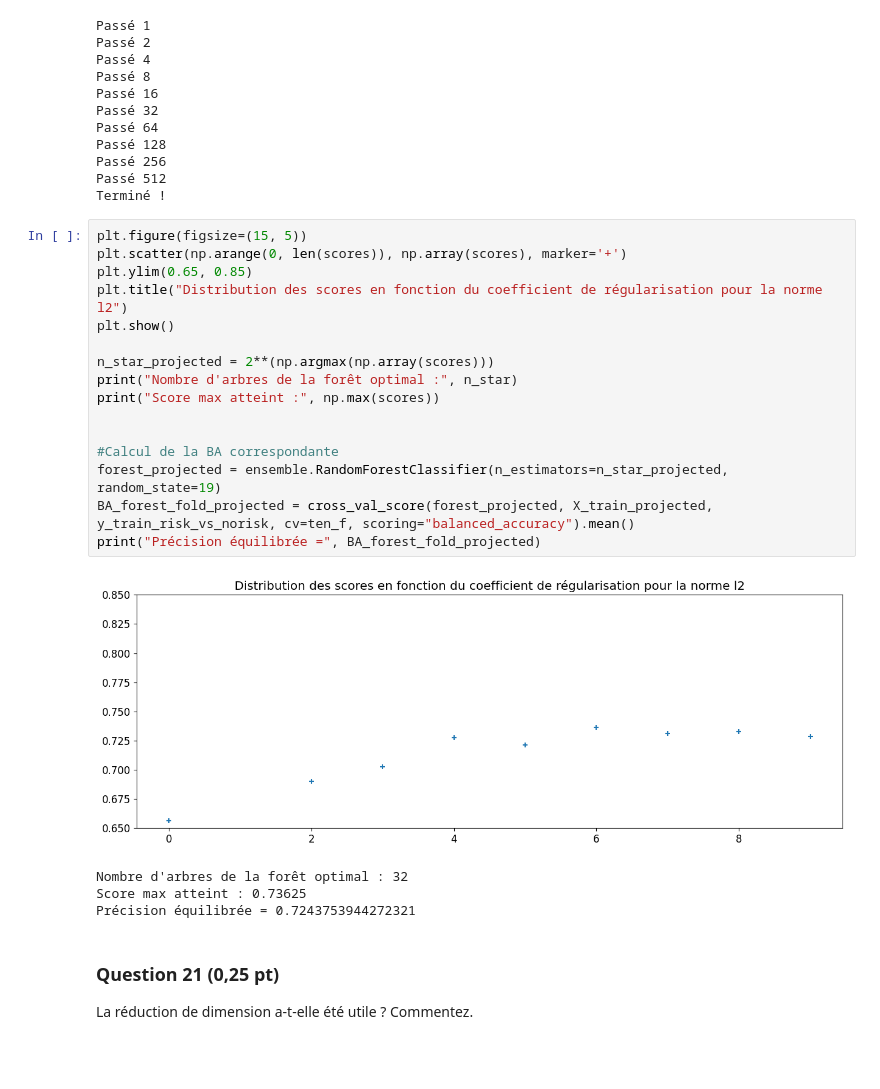
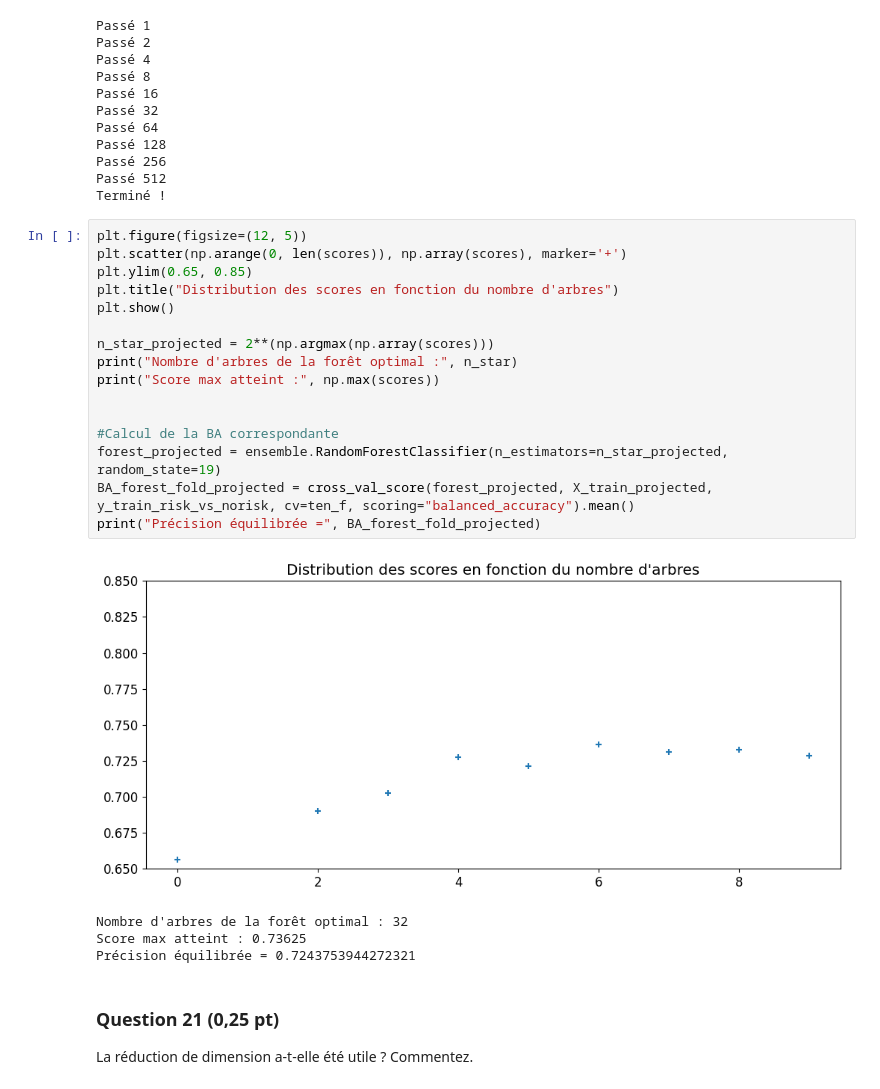
Before and after one commit to zephyrderiviere/projet-SDD, a Jupyter notebook: Projet.ipynb, the cells around one changed output. Saved outputs shown, nothing was run; the diff lists cells and outputs as text; blank space fills up the shorter version.

```diff
--- a/Projet.ipynb
+++ b/Projet.ipynb
@@ -530,23 +530,23 @@ Passé 256
 Passé 512
 Terminé !
 # %%
-plt.figure(figsize=(15, 5))
+plt.figure(figsize=(12, 5))
 plt.scatter(np.arange(0, len(scores)), np.array(scores), marker='+')
 plt.ylim(0.65, 0.85)
-plt.title("Distribution des scores en fonction du coefficient de régularisation pour la norme l2")
+plt.title("Distribution des scores en fonction du nombre d'arbres")
 plt.show()
 
 n_star_projected = 2**(np.argmax(np.array(scores)))
 print("Nombre d'arbres de la forêt optimal :", n_star)
 print("Score max atteint :", np.max(scores))
 
 
 #Calcul de la BA correspondante
 forest_projected = ensemble.RandomForestClassifier(n_estimators=n_star_projected, random_state=19)
 BA_forest_fold_projected = cross_val_score(forest_projected, X_train_projected, y_train_risk_vs_norisk, cv=ten_f, scoring="balanced_accuracy").mean()
 print("Précision équilibrée =", BA_forest_fold_projected)
 # %% [output]
-[figure, old version]
+[figure, new version]
 Nombre d'arbres de la forêt optimal : 32
 Score max atteint : 0.73625
 Précision équilibrée = 0.7243753944272321
```
Also changed, not shown: parts of 6 cells of this notebook.
